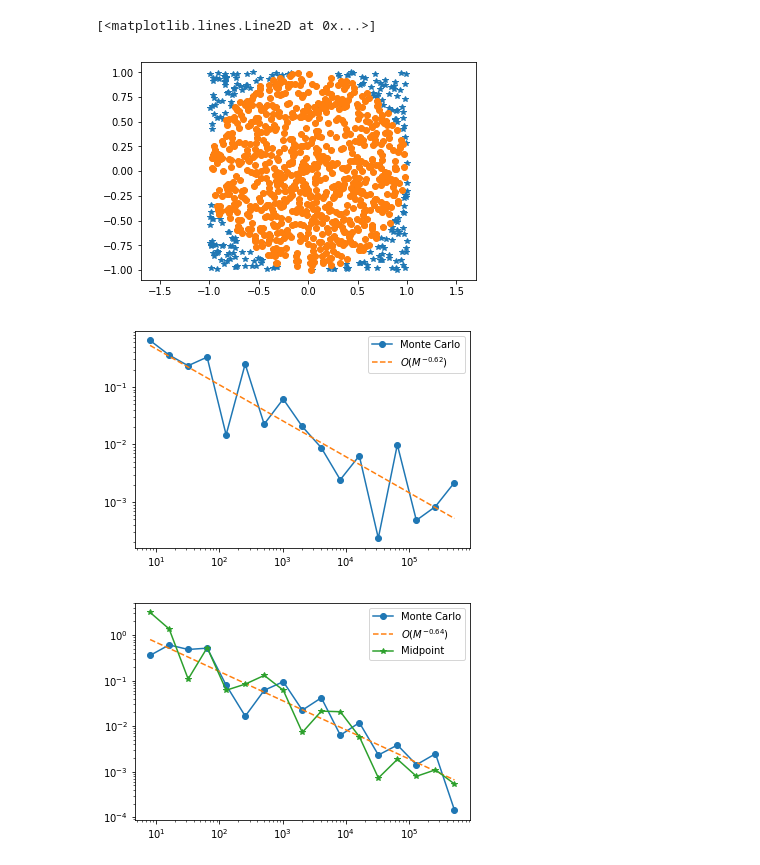
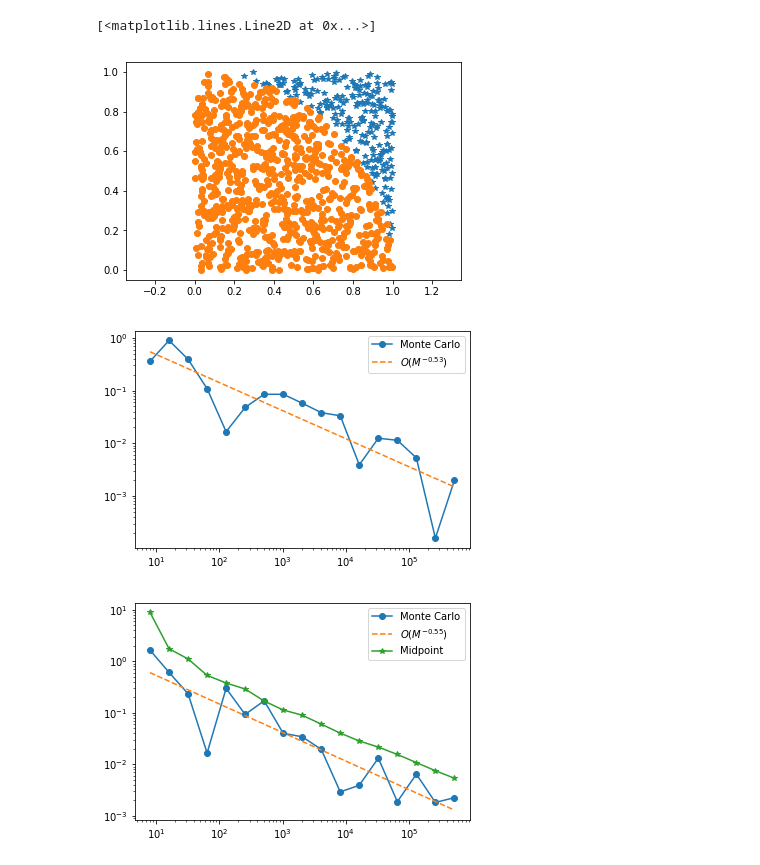
Before and after one commit to kjetil-lye/geilo2019_uq_code, a Jupyter notebook: examples/pi.ipynb, the cells around one changed output. Drawn from its saved outputs; the diff is of its cells as text; code cells hidden in the pictures.

```diff
--- a/examples/pi.ipynb
+++ b/examples/pi.ipynb
@@ -5,24 +5,24 @@ import matplotlib.pyplot as plt
 F = lambda x,y : x**2+y**2 <= 1
 # %%
 
-X = np.random.uniform(-1,1,(1024, 2))
+X = np.random.uniform(0, 1, (1024, 2))
 plt.axis('equal')
 plt.plot(X[:,0], X[:,1], '*')
 
 X_in_circle = X[X[:,0]**2+X[:,1]**2<=1,:]
 
 
 plt.plot(X_in_circle[:,0], X_in_circle[:,1], 'o')
 # %% [output]
 [<matplotlib.lines.Line2D at 0x...>]
-[figure, old version]
+[figure, new version]
 # %%
 # Do a convergence test
 Ms = 2**np.arange(3,20)
 errors_mc = []
 
 for M in Ms:
-    X = np.random.uniform(-1,1,(M, 2))
+    X = np.random.uniform(0,1,(M, 2))
     pi_approx_mc = 4*np.sum(F(X[:,0], X[:,1]))/M
 
 
@@ -36,7 +36,7 @@ plt.loglog(Ms, np.exp(poly[1])*Ms**poly[0], '--', label='$O(M^{%.2f})$' % poly[0
 plt.legend()
 plt.show()
 # %% [output]
-[figure, old version]
+[figure, new version]
 # %%
 # Do a convergence test
 Ms = 2**np.arange(3,20)
@@ -44,16 +44,16 @@ errors_mc = []
 errors_midpoint = []
 errors_1d = []
 for M in Ms:
-    X = np.random.uniform(-1,1,(M, 2))
+    X = np.random.uniform(0,1,(M, 2))
     pi_approx_mc = 4*np.sum(F(X[:,0], X[:,1]))/M
 
 
     error_mc = abs(np.pi - pi_approx_mc)
     errors_mc.append(error_mc)
 
-    x, y = np.mgrid[-1:1:int(np.sqrt(M))*1j, -1:1:int(np.sqrt(M))*1j]
+    x, y = np.mgrid[0:1:int(np.sqrt(M))*1j, 0:1:int(np.sqrt(M))*1j]
     dx = x[1,0]-x[0,0]
-    pi_approx_midpoint = np.sum(F(x, y))*dx**2
+    pi_approx_midpoint = 4*np.sum(F(x, y))*dx**2
 
     errors_midpoint.append(abs(np.pi - pi_approx_midpoint))
 
@@ -65,4 +65,4 @@ plt.loglog(Ms, errors_midpoint, '-*', label="Midpoint")
 plt.legend()
 plt.show()
 # %% [output]
-[figure, old version]
+[figure, new version]
```
